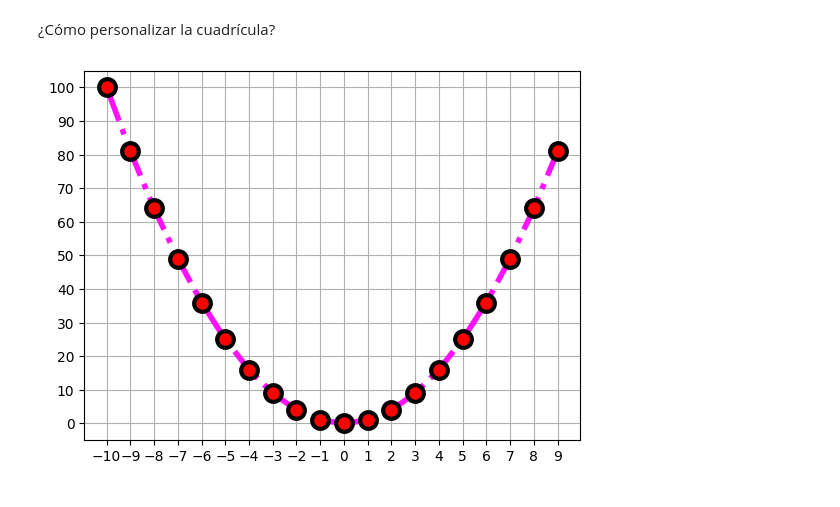
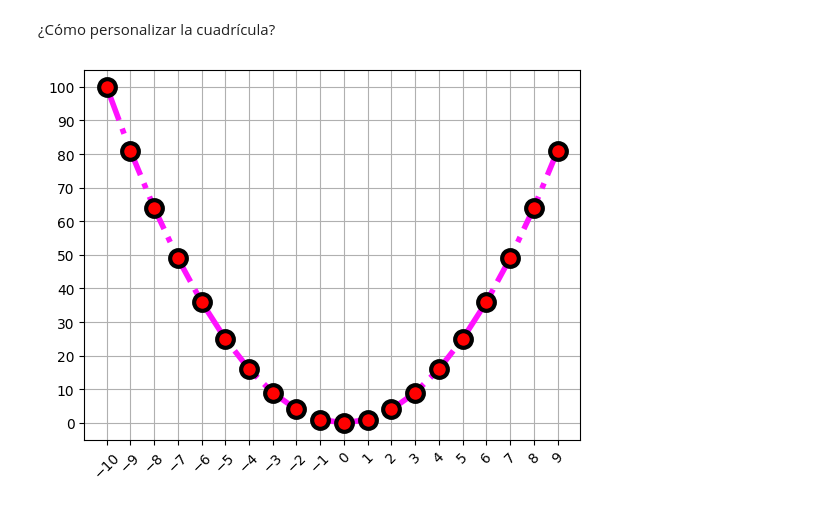
Before and after one commit to Felipelv199/herramientas-para-cd, a Jupyter notebook: sessions/20211002-session/main.ipynb, the cells around one changed output. Drawn from its saved outputs; the diff is of its cells as text; code cells hidden in the pictures.

```diff
--- a/sessions/20211002-session/main.ipynb
+++ b/sessions/20211002-session/main.ipynb
@@ -105,10 +105,14 @@ plt.grid(True)
 # %%
 x = np.arange(-10, 10, 1)
 y = x**2
 plt.plot(x, y, color="#FF11FF", linestyle="dashdot", linewidth=4, marker="o",
          markersize=12, markerfacecolor="red", markeredgecolor="black", markeredgewidth=3)
-plt.xticks(x)
+
+# Orientación de los labels
+# plt.xticks(x, rotation="vertical")
+plt.xticks(x, rotation=45)
+
 plt.yticks(np.arange(0,110,10))
 plt.grid(True)
 # %% [output]
-[figure, old version]
+[figure, new version]
```
Also changed, not shown: parts of 1 cell of this notebook, 5 other files.
